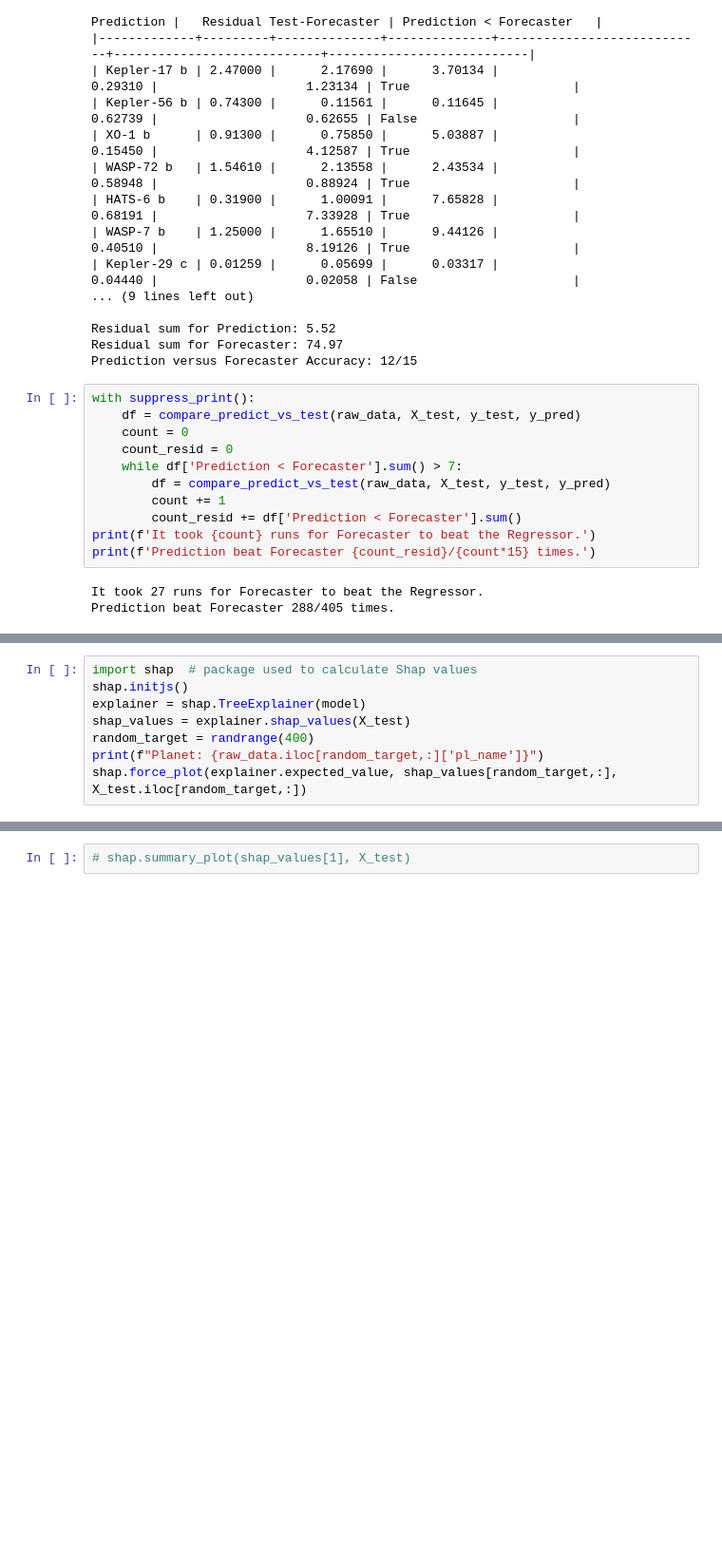
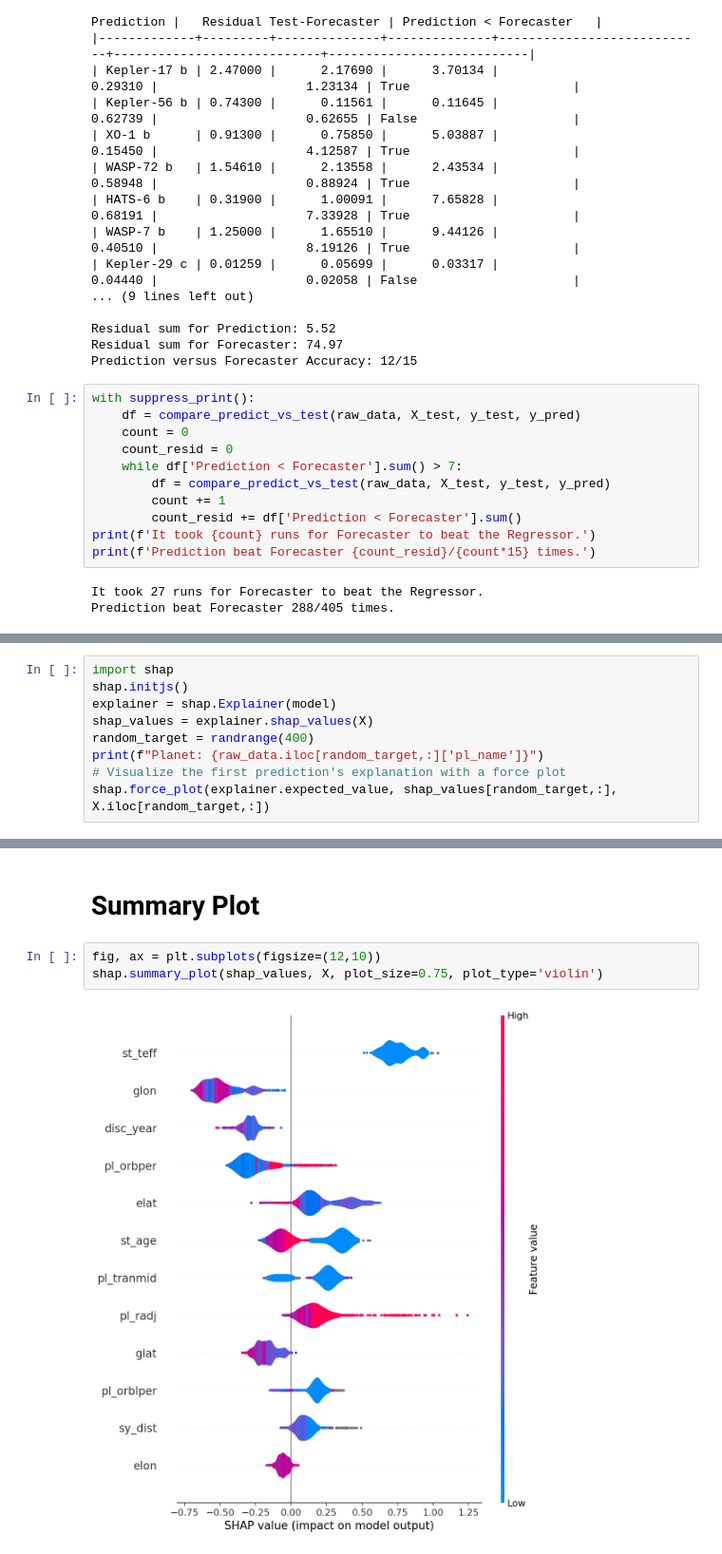
Before and after one commit to sourestdeeds/firefly, a Jupyter notebook: firefly/Project Serenity/workbook.ipynb, the cells around one changed output, grey strips where cells are left out. Shown at 95% size. Saved outputs shown, nothing was run; the diff lists cells and outputs as text; blank space fills up the shorter version.

```diff
--- a/firefly/Project Serenity/workbook.ipynb
+++ b/firefly/Project Serenity/workbook.ipynb
@@ -131,12 +147,13 @@ But it doesn't tell you how each features matter. If a feature has medium permut
 - A large effect for a few predictions, but no effect in general, or
 - A medium effect for all predictions.
 # %%
-import shap  # package used to calculate Shap values
+import shap
 shap.initjs()
-explainer = shap.TreeExplainer(model)
-shap_values = explainer.shap_values(X_test)
+explainer = shap.Explainer(model)
+shap_values = explainer.shap_values(X)
 random_target = randrange(400)
 print(f"Planet: {raw_data.iloc[random_target,:]['pl_name']}")
-shap.force_plot(explainer.expected_value, shap_values[random_target,:], X_test.iloc[random_target,:])
+# Visualize the first prediction's explanation with a force plot
+shap.force_plot(explainer.expected_value, shap_values[random_target,:], X.iloc[random_target,:])
 # %% [output]
 [interactive output not drawn]
@@ -148,4 +168,9 @@ shap.force_plot(explainer.expected_value, shap_values[:400,:], X_test.iloc[:400,
 # %% [output]
 <shap.plots._force.AdditiveForceArrayVisualizer at 0x...>
-# %%
-# shap.summary_plot(shap_values[1], X_test)
+# %% [markdown]
+# Summary Plot
+# %%
+fig, ax = plt.subplots(figsize=(12,10))
+shap.summary_plot(shap_values, X, plot_size=0.75, plot_type='violin')
+# %% [output]
+[figure, added]
```
Also changed, not shown: parts of 17 cells of this notebook.
